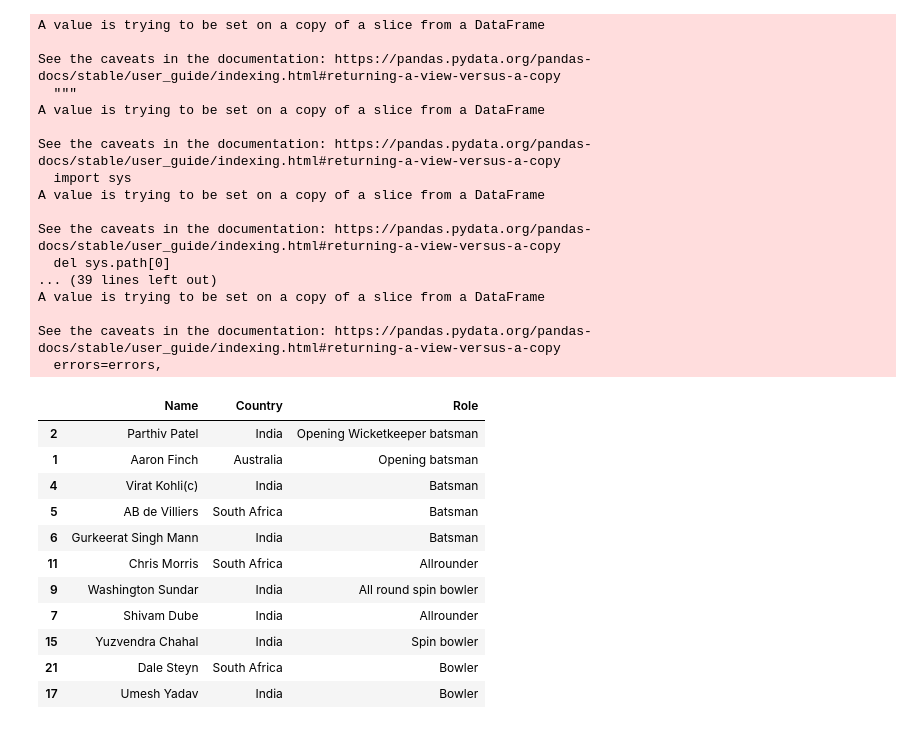
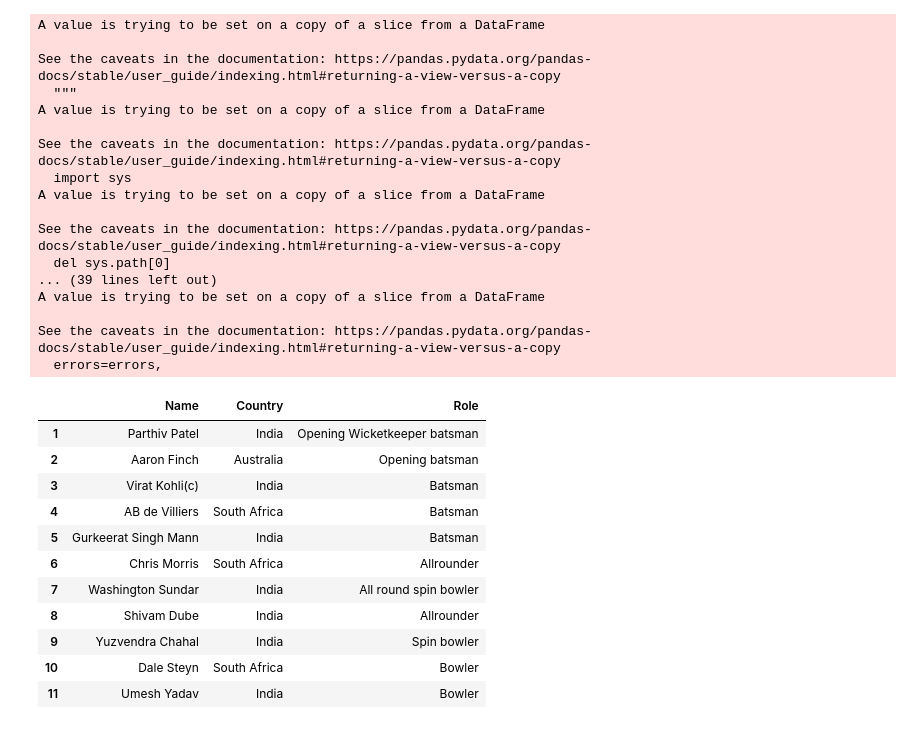
Before and after one commit to kanishk96/IPL_Prediction, a Jupyter notebook: RCB.ipynb, the cells around one changed output. Drawn from its saved outputs; the diff is of its cells as text; code cells hidden in the pictures.

```diff
--- a/RCB.ipynb
+++ b/RCB.ipynb
@@ -292,41 +292,43 @@ if(Overseas_Count > 4):#removes the extra overseas players
     Current_Overseas_Players=pd.merge(Current_Overseas_Players,Current_Overseas_Players.tail(Overseas_Count-4), indicator=True, how='outer').query('_merge=="left_only"').drop('_merge', axis=1)
     Final_11=initial_team(captain_df,owk_df,top_obt_df,top_bat_df,wkb_df,top_fbw_df,top_sbw_df,final_all_df).iloc[:,[0,1,2]]
 else:
      Final_11=Predicted_11.iloc[:,[0,1,2]]
 #Current_Overseas_Players
 #Reserved_Indian_Batsman
+Final_11=Final_11.reset_index(drop=True)
+Final_11.index=Final_11.index+1
 Final_11
 #top_obt_df
 #final_all_df
 #Reserved_Indian_ALL_or_ASP
 #top_fbw_df
 # %% [output]
 A value is trying to be set on a copy of a slice from a DataFrame
 
 See the caveats in the documentation: https://pandas.pydata.org/pandas-docs/stable/user_guide/indexing.html#returning-a-view-versus-a-copy
   """
 A value is trying to be set on a copy of a slice from a DataFrame
 
 See the caveats in the documentation: https://pandas.pydata.org/pandas-docs/stable/user_guide/indexing.html#returning-a-view-versus-a-copy
   import sys
 A value is trying to be set on a copy of a slice from a DataFrame
 
 See the caveats in the documentation: https://pandas.pydata.org/pandas-docs/stable/user_guide/indexing.html#returning-a-view-versus-a-copy
   del sys.path[0]
 ... (39 lines left out)
 A value is trying to be set on a copy of a slice from a DataFrame
 
 See the caveats in the documentation: https://pandas.pydata.org/pandas-docs/stable/user_guide/indexing.html#returning-a-view-versus-a-copy
   errors=errors,
 |  | Name | Country | Role |
-| 2 | Parthiv Patel | India | Opening Wicketkeeper batsman |
-| 1 | Aaron Finch | Australia | Opening batsman |
-| 4 | Virat Kohli(c) | India | Batsman |
-| 5 | AB de Villiers | South Africa | Batsman |
-| 6 | Gurkeerat Singh Mann | India | Batsman |
-| 11 | Chris Morris | South Africa | Allrounder |
-| 9 | Washington Sundar | India | All round spin bowler |
-| 7 | Shivam Dube | India | Allrounder |
-| 15 | Yuzvendra Chahal | India | Spin bowler |
-| 21 | Dale Steyn | South Africa | Bowler |
-| 17 | Umesh Yadav | India | Bowler |
+| 1 | Parthiv Patel | India | Opening Wicketkeeper batsman |
+| 2 | Aaron Finch | Australia | Opening batsman |
+| 3 | Virat Kohli(c) | India | Batsman |
+| 4 | AB de Villiers | South Africa | Batsman |
+| 5 | Gurkeerat Singh Mann | India | Batsman |
+| 6 | Chris Morris | South Africa | Allrounder |
+| 7 | Washington Sundar | India | All round spin bowler |
+| 8 | Shivam Dube | India | Allrounder |
+| 9 | Yuzvendra Chahal | India | Spin bowler |
+| 10 | Dale Steyn | South Africa | Bowler |
+| 11 | Umesh Yadav | India | Bowler |
```
Also changed, not shown: 7 other files.
